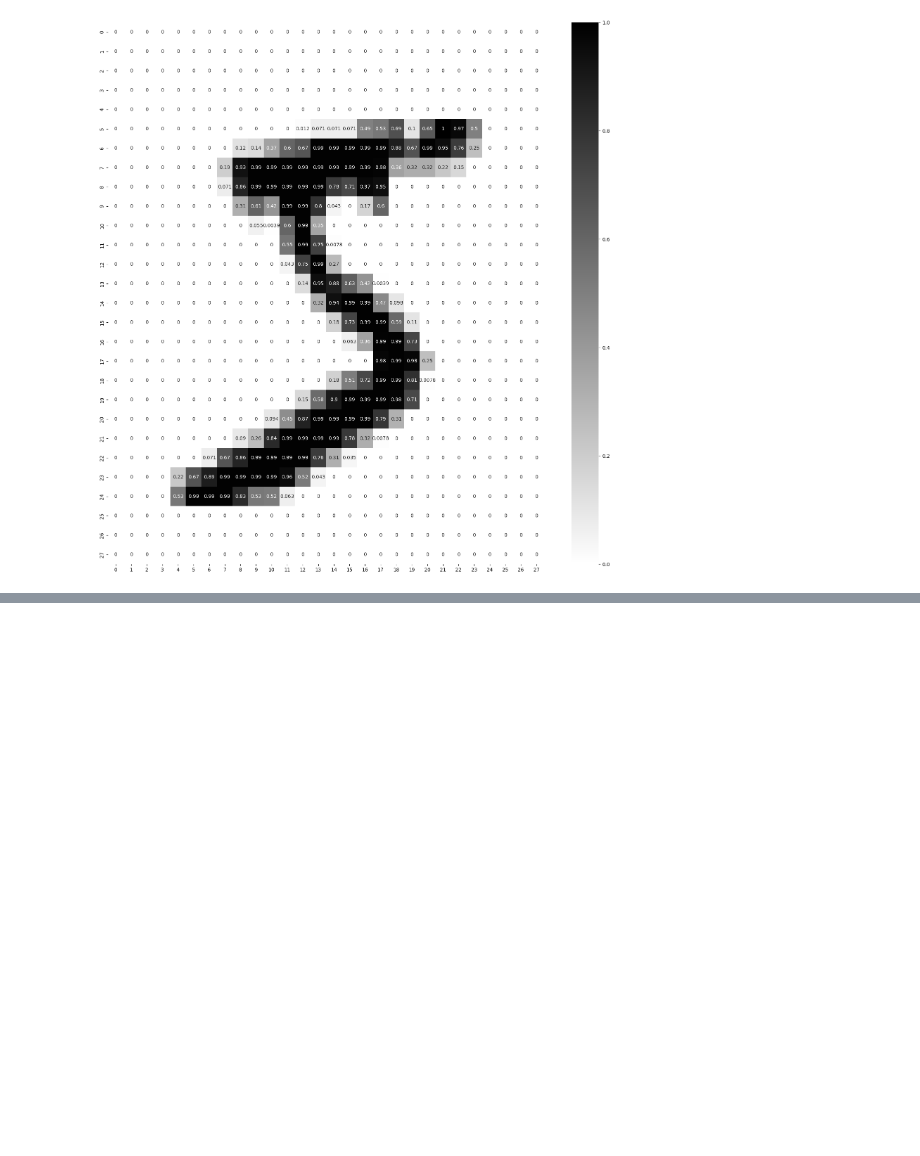
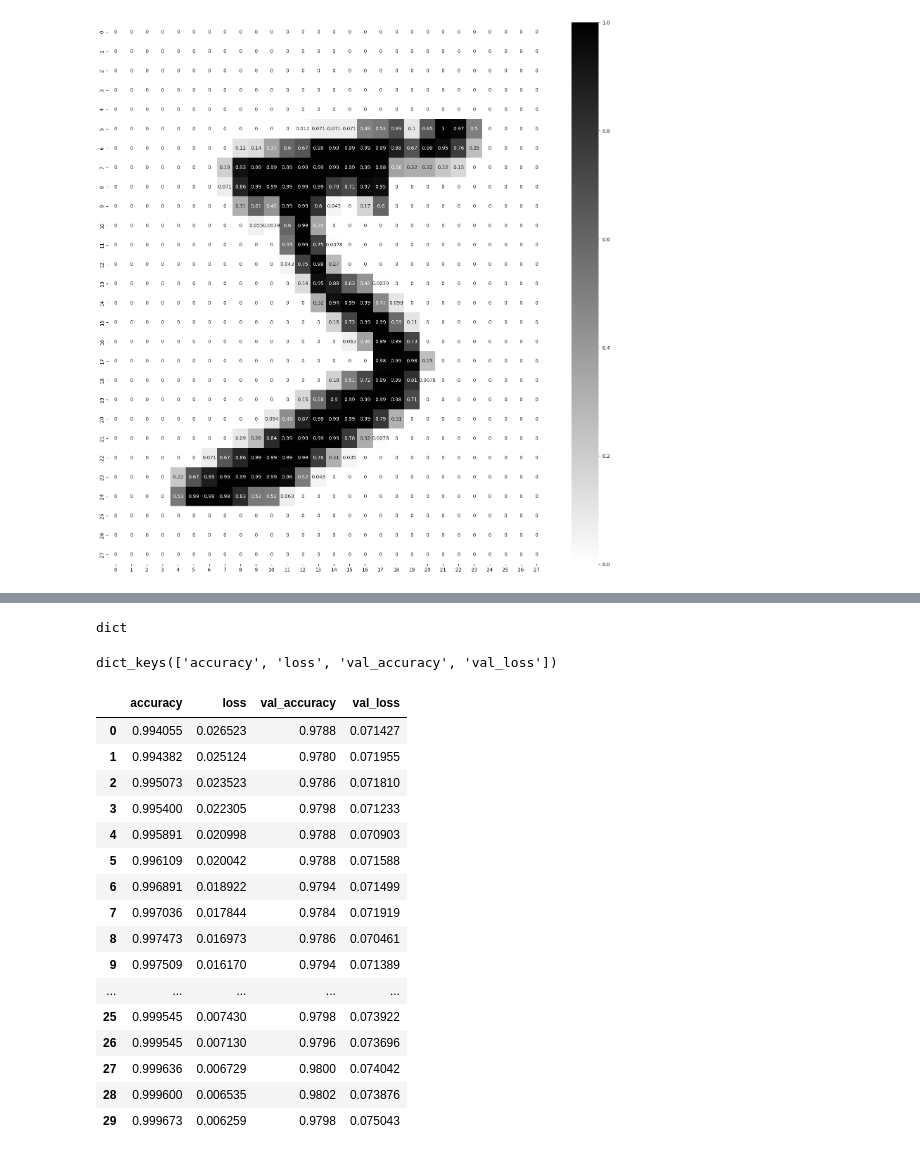
Before and after one commit to sarithamiryala/ANN_implementation, a Jupyter notebook: tf_keras.ipynb, the cells around one changed output, grey strips where cells are left out. Cells and saved outputs as stored; diff of their text form; code cells hidden in the pictures; blank space fills up the shorter version.

```diff
--- a/tf_keras.ipynb
+++ b/tf_keras.ipynb
@@ -163,0 +241,28 @@ METRICS = ["accuracy"]
+# %%
+type(history.history)
+# %% [output]
+dict
+# %%
+history.history.keys()
+# %% [output]
+dict_keys(['accuracy', 'loss', 'val_accuracy', 'val_loss'])
+# %%
+pd.DataFrame(history.history)
+# %% [output]
+|  | accuracy | loss | val_accuracy | val_loss |
+| 0 | 0.994055 | 0.026523 | 0.9788 | 0.071427 |
+| 1 | 0.994382 | 0.025124 | 0.9780 | 0.071955 |
+| 2 | 0.995073 | 0.023523 | 0.9786 | 0.071810 |
+| 3 | 0.995400 | 0.022305 | 0.9798 | 0.071233 |
+| 4 | 0.995891 | 0.020998 | 0.9788 | 0.070903 |
+| 5 | 0.996109 | 0.020042 | 0.9788 | 0.071588 |
+| 6 | 0.996891 | 0.018922 | 0.9794 | 0.071499 |
+| 7 | 0.997036 | 0.017844 | 0.9784 | 0.071919 |
+| 8 | 0.997473 | 0.016973 | 0.9786 | 0.070461 |
+| 9 | 0.997509 | 0.016170 | 0.9794 | 0.071389 |
+| ... | ... | ... | ... | ... |
+| 25 | 0.999545 | 0.007430 | 0.9798 | 0.073922 |
+| 26 | 0.999545 | 0.007130 | 0.9796 | 0.073696 |
+| 27 | 0.999636 | 0.006729 | 0.9800 | 0.074042 |
+| 28 | 0.999600 | 0.006535 | 0.9802 | 0.073876 |
+| 29 | 0.999673 | 0.006259 | 0.9798 | 0.075043 |
```
Also changed, not shown: parts of 18 cells of this notebook.
